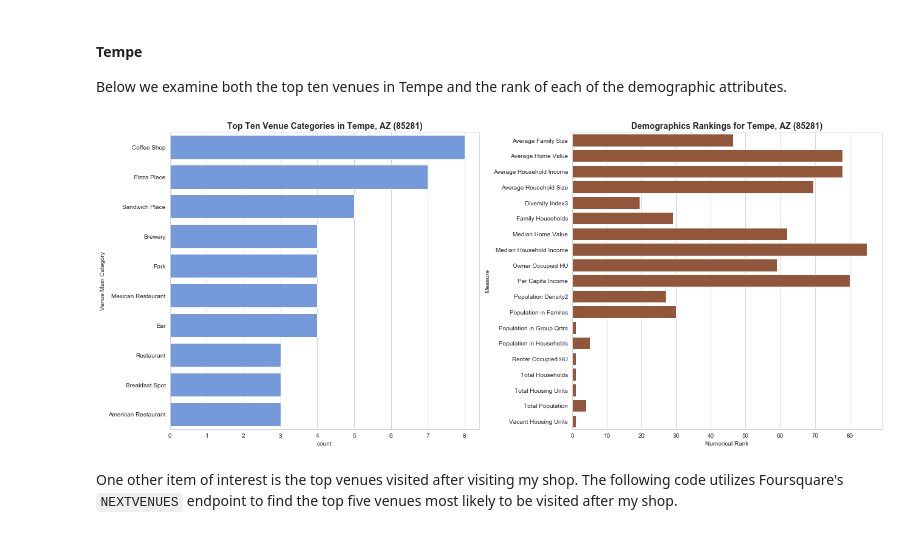
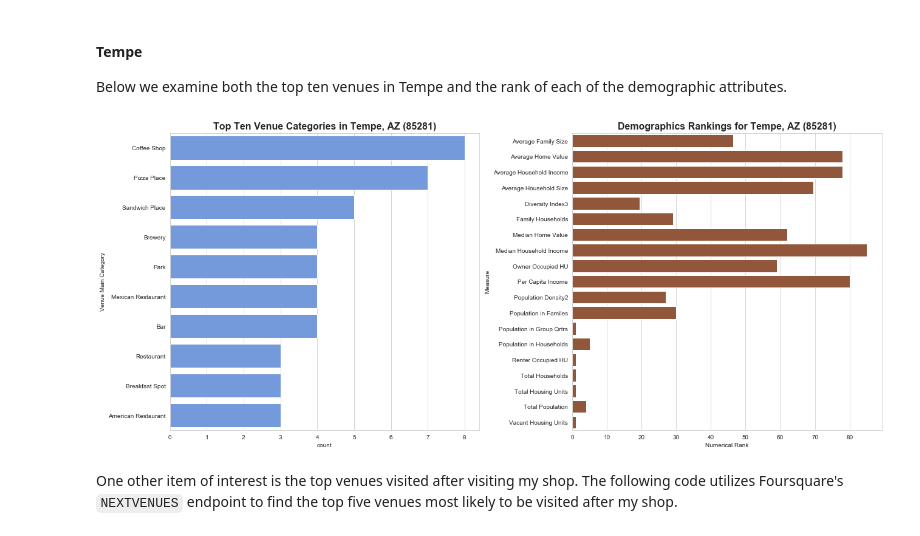
Before and after one commit to jrfoster/Coursera_Capstone, a Jupyter notebook: Capstone_Week5.ipynb, the cells around one changed output. Saved outputs shown, nothing was run; the diff lists cells and outputs as text; code cells hidden in the pictures.

```diff
--- a/Capstone_Week5.ipynb
+++ b/Capstone_Week5.ipynb
@@ -193,34 +193,34 @@ Below we examine both the top ten venues in Tempe and the rank of each of the de
 # %%
 # Filter columns we are interested in for later use
 filtered_columns = ['Venue', 'Venue Main Category', 'Venue Latitude', 'Venue Longitude']
 tempe_venues = result_venues.loc[result_venues[result_venues.ZipCode == '85281'].index, filtered_columns]
 
 # Get the counts of venues by category and choose the top 10 from the list. We
 # have to sort these twice because of what I think is a bug in barh where you
 # can't specify the order the bars appear in.
 cats = tempe_venues.groupby(['Venue Main Category'], as_index=False).size().to_frame('count')
 cats.sort_values(by=['count'], ascending=False, inplace=True)
 cats.reset_index(inplace=True)
 cats_top10 = cats[:10].sort_values(by=['count'], ascending=False)
 
 # Get the numerical ranks for all the demographics features
 demog = results.loc[:, "Average Family Size":"Vacant Housing Units"]
 ranks = demog.rank(axis=0, ascending=False)
 ranks['ZipCode'] = results['ZipCode']
 td = ranks.loc[results['ZipCode'] == '85281',
                "Average Family Size":"Vacant Housing Units"].reset_index(drop=True).transpose().reset_index()
 td.columns = ['Measure','Numerical Rank']
 
 # Draw the plots
 index = np.arange(10)
 fig, axs = plt.subplots(1,2,figsize=(21,9))
 fig.subplots_adjust(wspace=.3)
 sns.barplot(y="Venue Main Category", x="count", data=cats_top10, color='cornflowerblue', ax=axs[0])
-axs[0].set_title('Top Ten Venue Categories in Tempe, AZ (85281)', fontdict={'size': 14, 'weight': 'bold'})
+axs[0].set_title('Top Ten Venue Categories in Tempe, AZ (85281)', fontdict={'size': 16, 'weight': 'bold'})
 sns.barplot(x='Numerical Rank', y='Measure', data=td, color='sienna', ax=axs[1])
-axs[1].set_title('Demographics Rankings for Tempe, AZ (85281)', fontdict={'size': 14, 'weight': 'bold'});
+axs[1].set_title('Demographics Rankings for Tempe, AZ (85281)', fontdict={'size': 16, 'weight': 'bold'});
 # %% [output]
-[figure, old version]
+[figure, new version]
 # %% [markdown]
 One other item of interest is the top venues visited after visiting my shop. The following code utilizes Foursquare's `NEXTVENUES` endpoint to find the top five venues most likely to be visited after my shop.
 # %%
```
Also changed, not shown: parts of 3 cells of this notebook.
